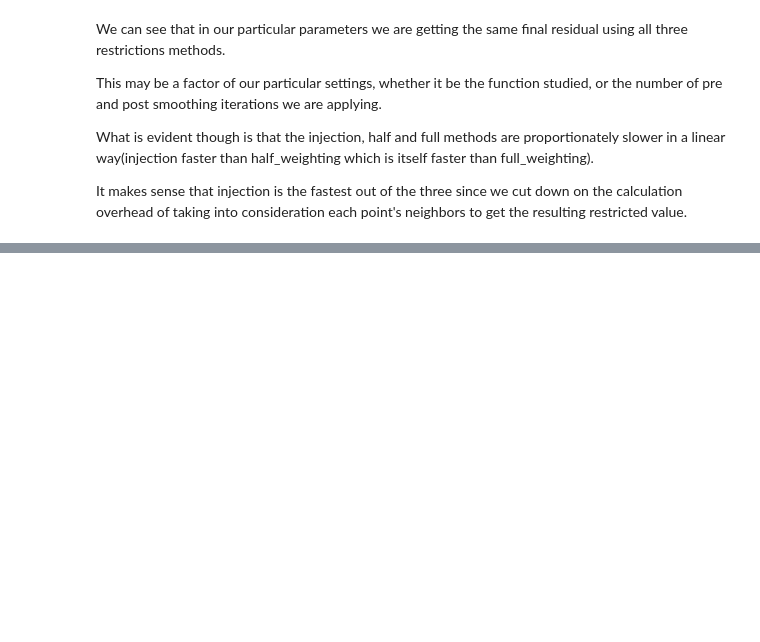
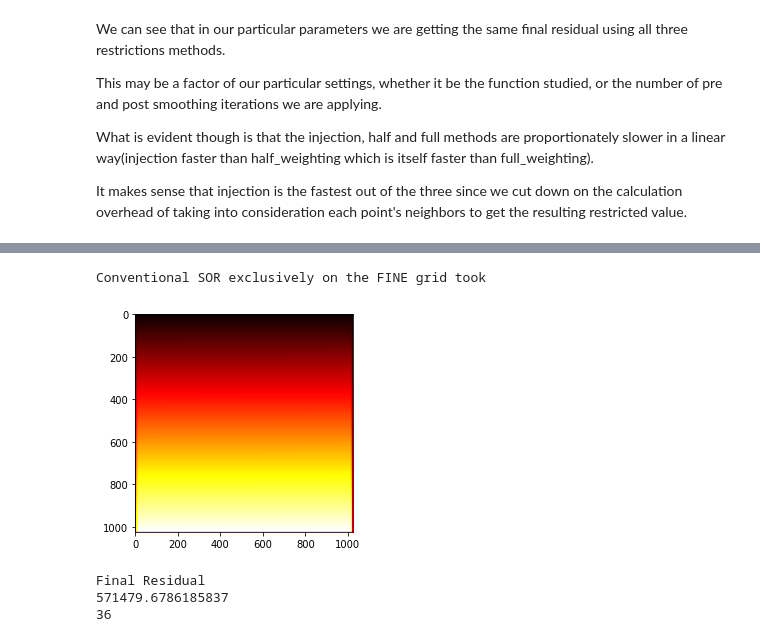
Before and after one commit to fadibechara/MultiGrid, a Jupyter notebook: MultiGrid_Isotropic.ipynb, the cells around one changed output, grey strips where cells are left out. Saved outputs shown, nothing was run; the diff lists cells and outputs as text; code cells hidden in the pictures; blank space fills up the shorter version.

```diff
--- a/MultiGrid_Isotropic.ipynb
+++ b/MultiGrid_Isotropic.ipynb
@@ -781,0 +837,4 @@ It makes sense that injection is the fastest out of the three since we cut down
+# %%
+def anisotropic_sparse_fivediag(hx, hy, ep):
+  A = [(2/(hx*hx))+(2*ep/(hy*hy)), -1/(hx*hx), -ep/(hy*hy)]
+  return A
@@ -781,0 +863,18 @@ It makes sense that injection is the fastest out of the three since we cut down
+# %%
+N=u.size
+n=int(math.sqrt(N))
+h=1/(n-1)
+A = anisotropic_sparse_fivediag(h,h,0.1)
+f = function(N,h)
+print('Conventional SOR exclusively on the FINE grid took')
+u2,r,d,c = sparse_solver(A,f,u,0.6,1e-6,36,isotropic=0)
+plot_heatmap(u2)
+print('Final Residual')
+print(r[-1])
+print(c)
+# %% [output]
+Conventional SOR exclusively on the FINE grid took
+[figure, added]
+Final Residual
+571479.6786185837
+36
```
Also changed, not shown: parts of 30 cells of this notebook.
